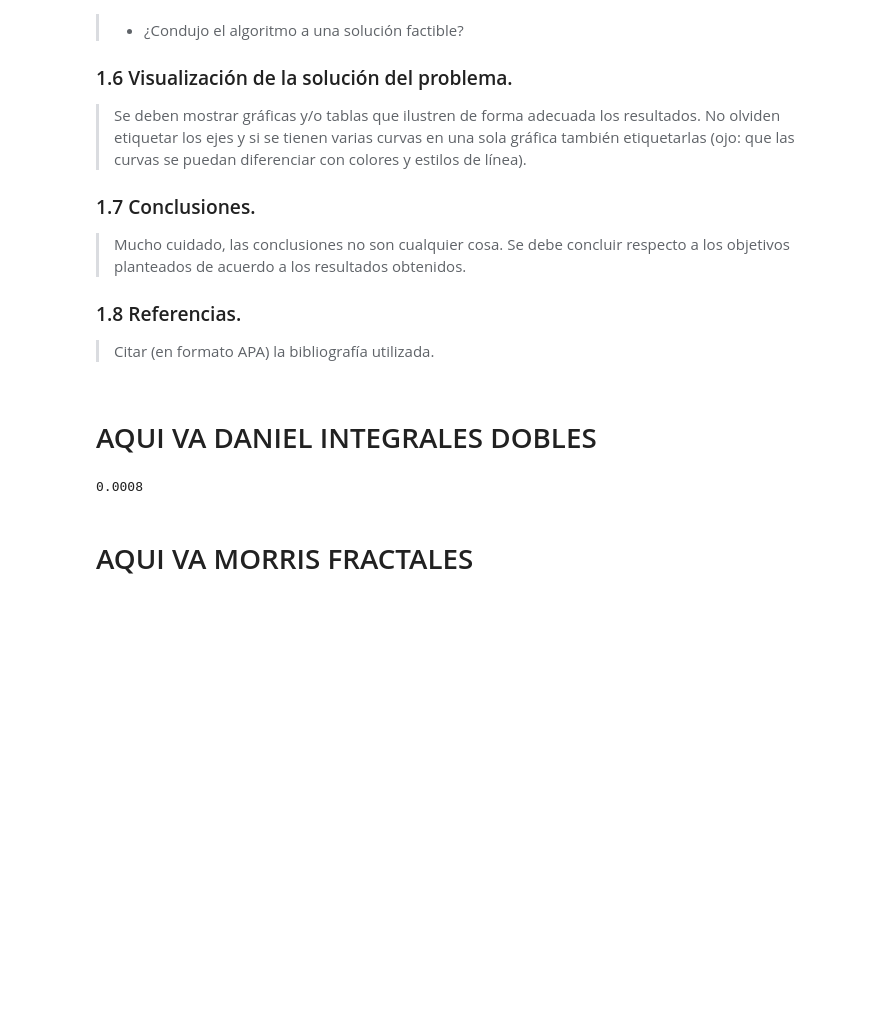
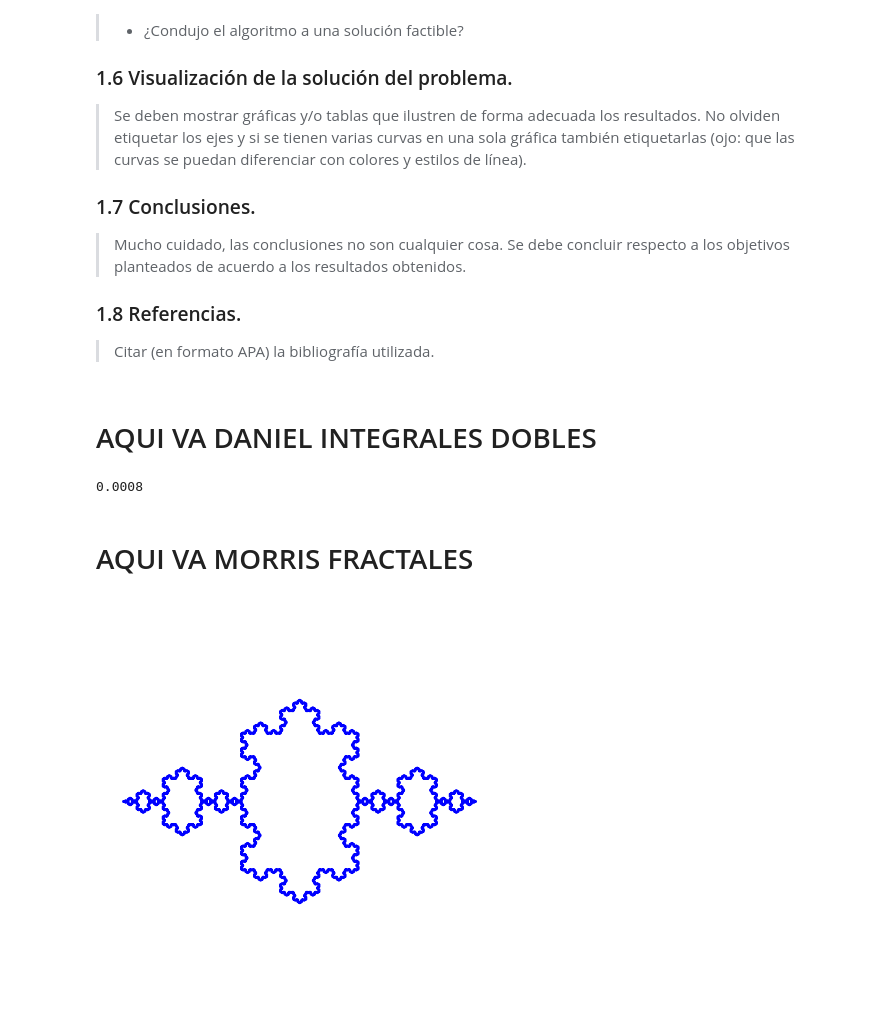
Before and after one commit to Daniel-Iteso/Proyecto2_HernandezDaniel_MarquezJesus, a Jupyter notebook: Proyecto2_Daniel_Jesus.ipynb, the cells around one changed output. Saved outputs shown, nothing was run; the diff lists cells and outputs as text; code cells hidden in the pictures; blank space fills up the shorter version.

```diff
--- a/Proyecto2_Daniel_Jesus.ipynb
+++ b/Proyecto2_Daniel_Jesus.ipynb
@@ -68,3 +68,51 @@ integ
 0.0008
 # %% [markdown]
 # AQUI VA MORRIS FRACTALES
+# %%
+import numpy as np
+import matplotlib.pyplot as plt
+
+def koch_snowflake(order):
+    if order == 0:
+        return np.array([[1, 1], [2, 1]])
+
+    previous_snowflake = koch_snowflake(order - 1)
+    n = len(previous_snowflake)
+    expanded_snowflake = np.zeros((4 * n, 2))
+
+    for i in range(n):
+        p1 = previous_snowflake[i]
+        p2 = previous_snowflake[(i + 1) % n]
+
+        # Calculate new points
+        delta = (p2 - p1) / 3.0
+        p3 = p1 + delta
+        p5 = p2 - delta
+        p4 = p3 + np.dot(np.array([[np.cos(np.pi / 3), -np.sin(np.pi / 3)], [np.sin(np.pi / 3), np.cos(np.pi / 3)]]), delta)
+
+        # Update the expanded snowflake
+        expanded_snowflake[i * 4] = p1
+        expanded_snowflake[i * 4 + 1] = p3
+        expanded_snowflake[i * 4 + 2] = p4
+        expanded_snowflake[i * 4 + 3] = p5
+
+    return expanded_snowflake
+
+def main():
+    order = 6  # Adjust the order to control complexity
+
+    snowflake = koch_snowflake(order)
+    snowflake = np.concatenate((snowflake, [snowflake[0]]))  # Close the path
+
+    x, y = snowflake[:, 0], snowflake[:, 1]
+
+    plt.figure(figsize=(5, 5))
+    plt.plot(x, y, 'b')
+    plt.axis('equal')
+    plt.axis('off')
+    plt.show()
+
+if __name__ == "__main__":
+    main()
+# %% [output]
+[figure, added]
```
Also changed, not shown: parts of 2 cells of this notebook.
